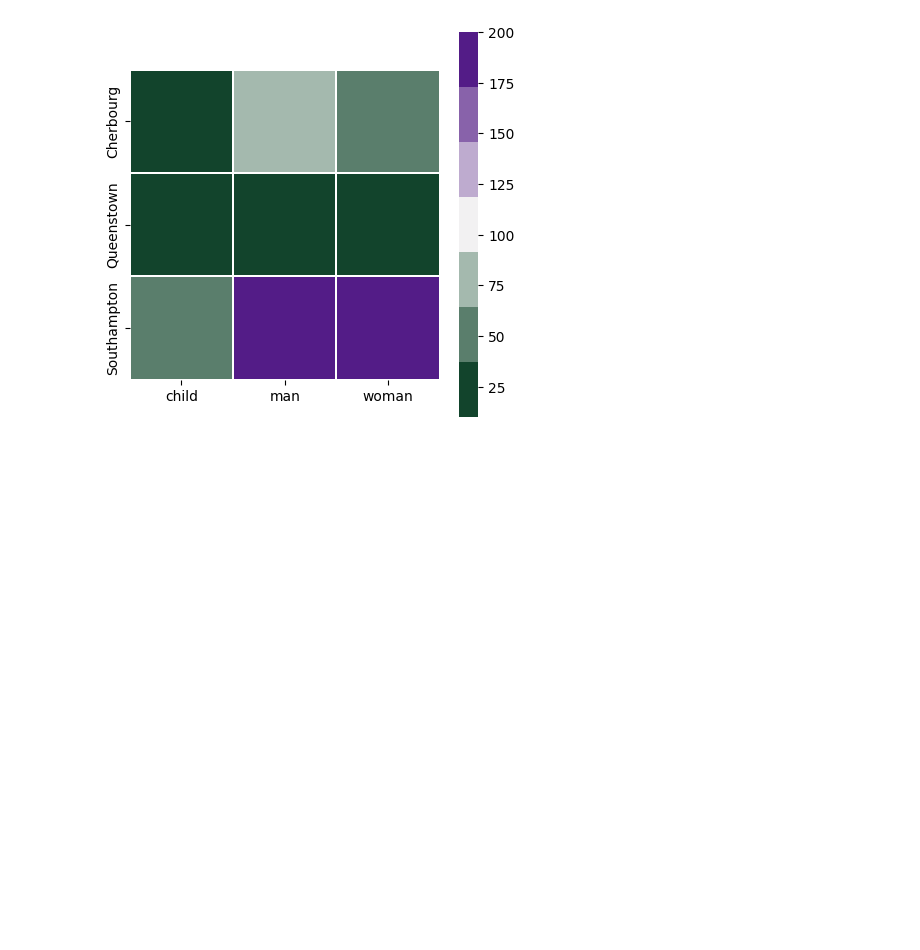
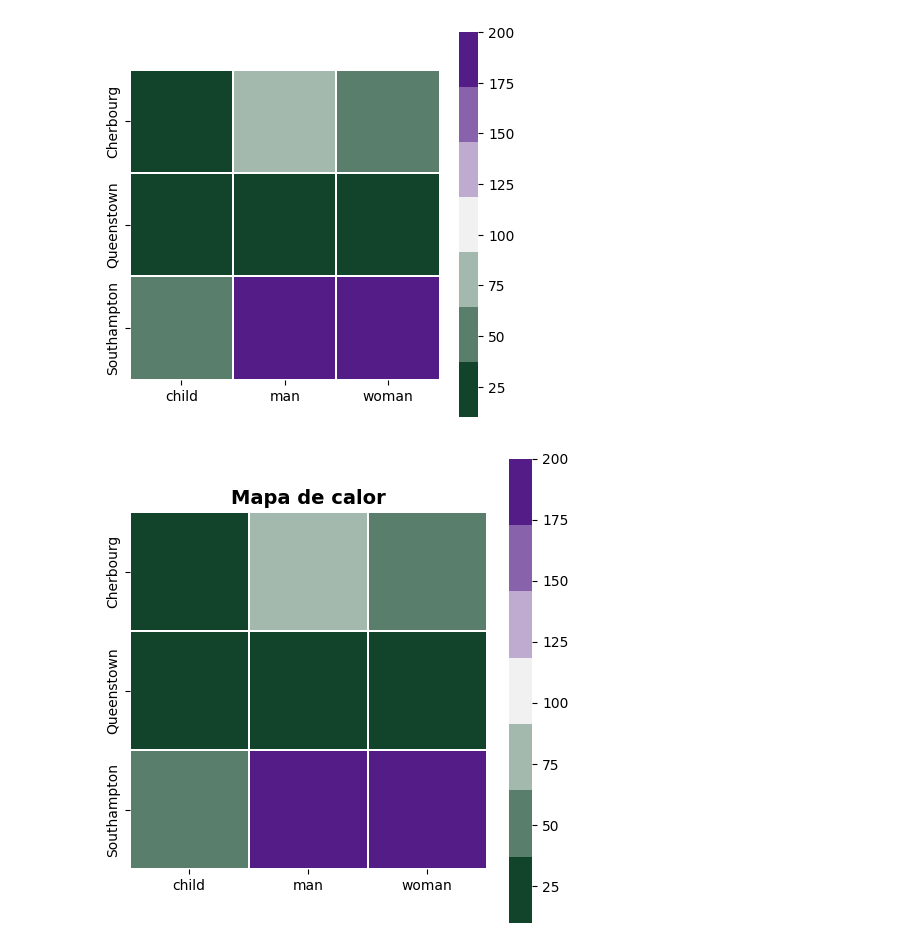
Before and after one commit to MHHsim/DS-Online-Marta-Harana, a Jupyter notebook: 03_Data_Analysis/Sprint_08/Unidad_02_Visualizacion_Avanzada_Seaborn/01_Workout/04_Visualizacion_Dos_Variables_I.ipynb, the cells around one changed output. Cells and saved outputs as stored; diff of their text form; code cells hidden in the pictures; blank space fills up the shorter version.

```diff
--- a/03_Data_Analysis/Sprint_08/Unidad_02_Visualizacion_Avanzada_Seaborn/01_Workout/04_Visualizacion_Dos_Variables_I.ipynb
+++ b/03_Data_Analysis/Sprint_08/Unidad_02_Visualizacion_Avanzada_Seaborn/01_Workout/04_Visualizacion_Dos_Variables_I.ipynb
@@ -205,3 +278,40 @@ plt.xlabel("") # quitar los label
 plt.ylabel("");
 # %% [output]
 [figure]
+# %%
+### MAPA DE CALOR: TABLA DE CONTINGENCIA ENTRE EMBARK_TOWN Y WHO
+
+# 1. Crear tabla de contingencia
+tabla_contingencia = pd.crosstab(
+    df_titanic["embark_town"],   # Filas: puerto de embarque
+    df_titanic["who"],           # Columnas: tipo de pasajero (man / woman / child)
+    margins=False                # No añadir totales
+)
+
+# 2. Crear figura
+plt.figure(figsize=(5,5))        # Tamaño del gráfico
+
+# 3. Mapa de calor
+sns.heatmap(
+    tabla_contingencia,          # Matriz de contingencia
+    vmin=10,                     # Valor mínimo del rango de colores
+    vmax=200,                    # Valor máximo (bajado para más contraste)
+    cmap=sns.diverging_palette(145, 280, s=85, l=25, n=7),  # Paleta personalizada
+    square=True,                 # Celdas cuadradas
+    linewidths=.1,               # Líneas finas entre celdas
+    annot=False                  # No mostrar números dentro de las celdas
+)
+
+# 4. Título del mapa de calor
+plt.title("Mapa de calor",
+          fontsize=14, weight="bold")
+
+# 5. Quitar labels de ejes para diseño más limpio
+plt.xlabel("")
+plt.ylabel("")
+
+# 6. Mostrar gráfico
+plt.tight_layout()
+plt.show()
+# %% [output]
+[figure, added]
```
Also changed, not shown: parts of 6 cells of this notebook, 4 other files.
